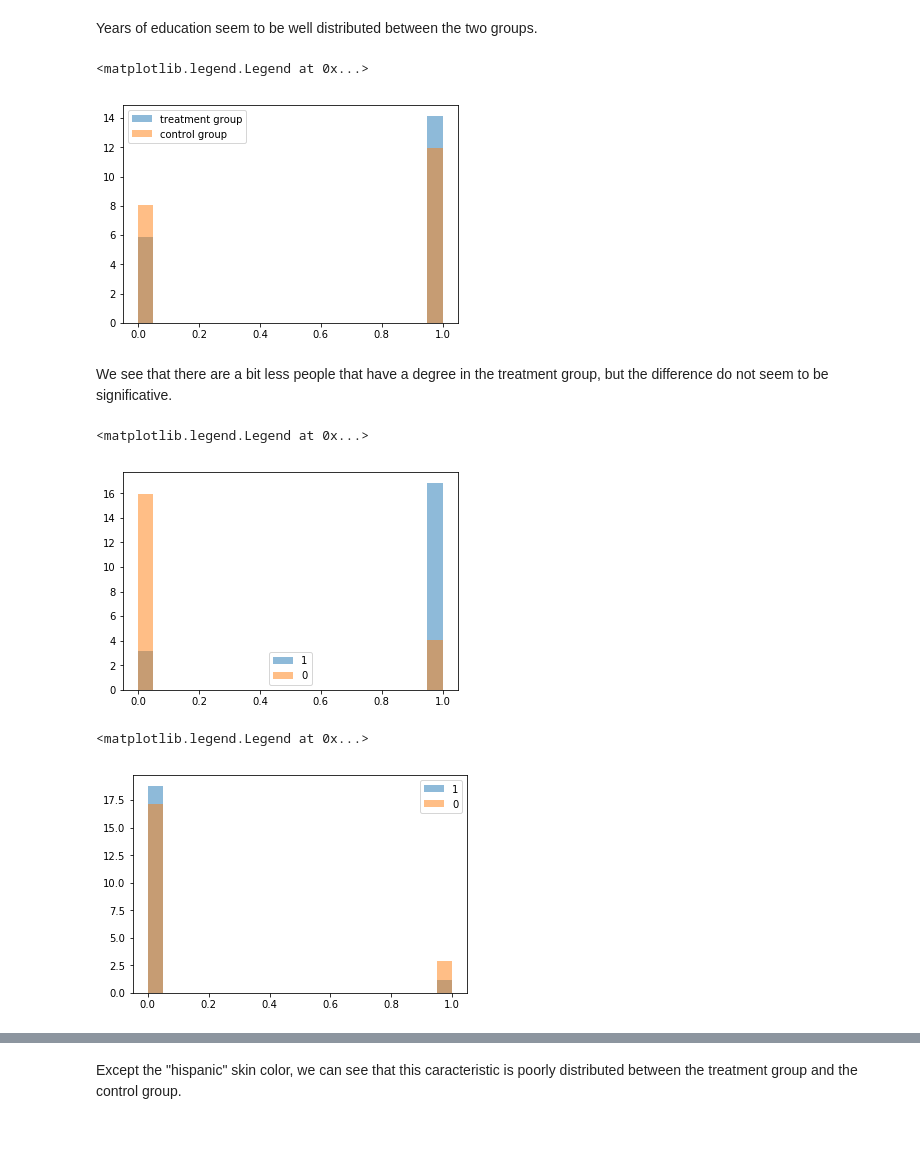
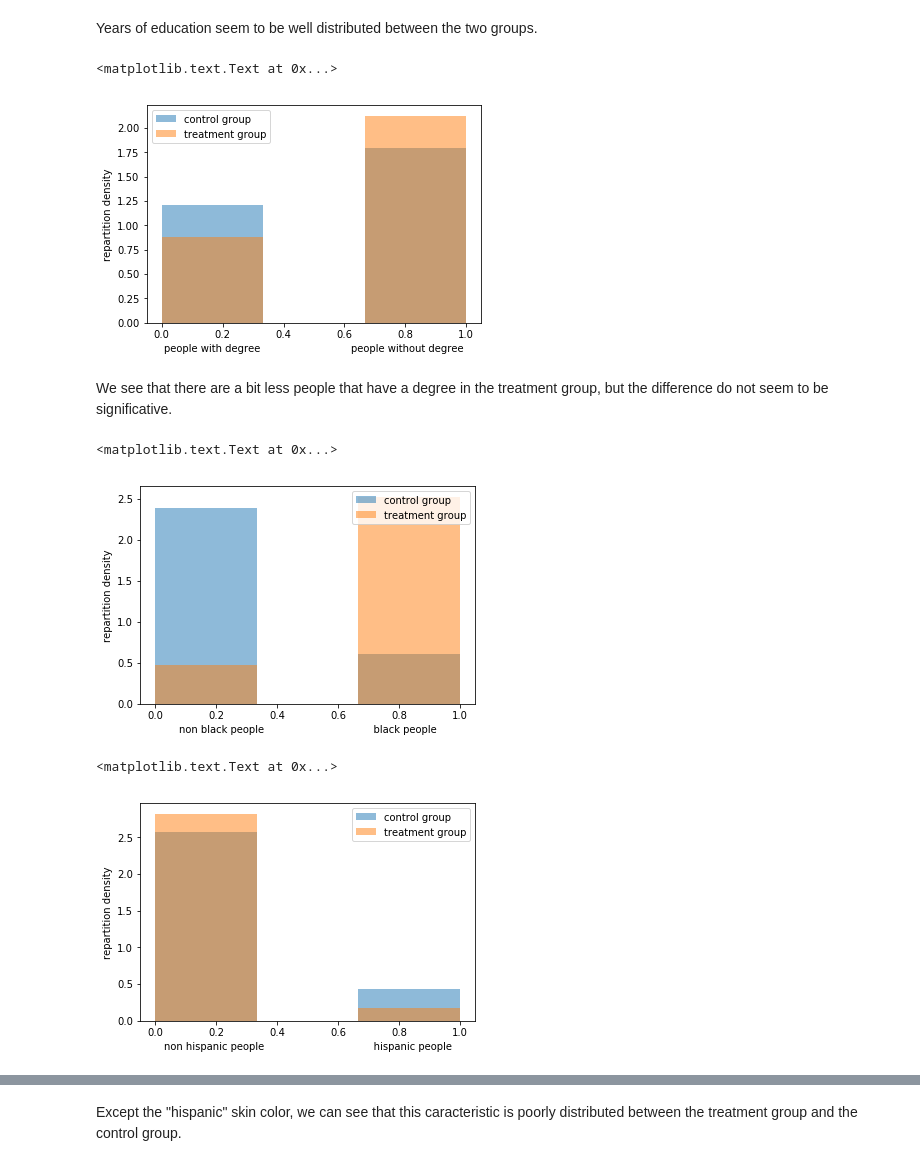
Before and after one commit to adrienruault/ada_molmaru, a Jupyter notebook: Homework04/Part1.ipynb, the cells around one changed output, grey strips where cells are left out. Drawn from its saved outputs; the diff is of its cells as text; code cells hidden in the pictures; blank space fills up the shorter version.

```diff
--- a/Homework04/Part1.ipynb
+++ b/Homework04/Part1.ipynb
@@ -112,26 +124,32 @@ fig.suptitle('')
 # %% [markdown]
 Years of education seem to be well distributed between the two groups.
 # %%
-plt.hist(df_treat_1['nodegree'], bins = 20, alpha = 0.5,normed=True)
-plt.hist(df_treat_0['nodegree'], bins = 20, alpha = 0.5,normed=True)
-plt.legend(['treatment group','control group'])
+plt.hist(df_treat_0['nodegree'], bins = 3, alpha = 0.5, normed=True)
+plt.hist(df_treat_1['nodegree'], bins = 3, alpha = 0.5, normed=True)
+plt.legend(['control group','treatment group'])
+plt.xlabel('people with degree                             people without degree')
+plt.ylabel('repartition density')
 # %% [output]
-<matplotlib.legend.Legend at 0x...>
+<matplotlib.text.Text at 0x...>
-[figure, old version]
+[figure, new version]
 # %% [markdown]
 We see that there are a bit less people that have a degree in the treatment group, but the difference do not seem to be significative.
 # %%
-plt.hist(df_treat_1['black'], bins = 20, alpha = 0.5,normed=True)
-plt.hist(df_treat_0['black'], bins = 20, alpha = 0.5,normed=True)
-plt.legend(['1','0'])
+plt.hist(df_treat_0['black'], bins = 3, alpha = 0.5,normed=True)
+plt.hist(df_treat_1['black'], bins = 3, alpha = 0.5,normed=True)
+plt.legend(['control group','treatment group'])
+plt.xlabel('non black people                                   black people')
+plt.ylabel('repartition density')
 # %% [output]
-<matplotlib.legend.Legend at 0x...>
+<matplotlib.text.Text at 0x...>
-[figure, old version]
+[figure, new version]
 # %%
-plt.hist(df_treat_1['hispan'], bins = 20, alpha = 0.5,normed=True)
-plt.hist(df_treat_0['hispan'], bins = 20, alpha = 0.5,normed=True)
-plt.legend(['1','0'])
+plt.hist(df_treat_0['hispan'], bins = 3, alpha = 0.5,normed=True)
+plt.hist(df_treat_1['hispan'], bins = 3, alpha = 0.5,normed=True)
+plt.legend(['control group','treatment group'])
+plt.xlabel('non hispanic people                                   hispanic people')
+plt.ylabel('repartition density')
 # %% [output]
-<matplotlib.legend.Legend at 0x...>
+<matplotlib.text.Text at 0x...>
-[figure, old version]
+[figure, new version]
 # %%
```
Also changed, not shown: parts of 23 cells of this notebook.
